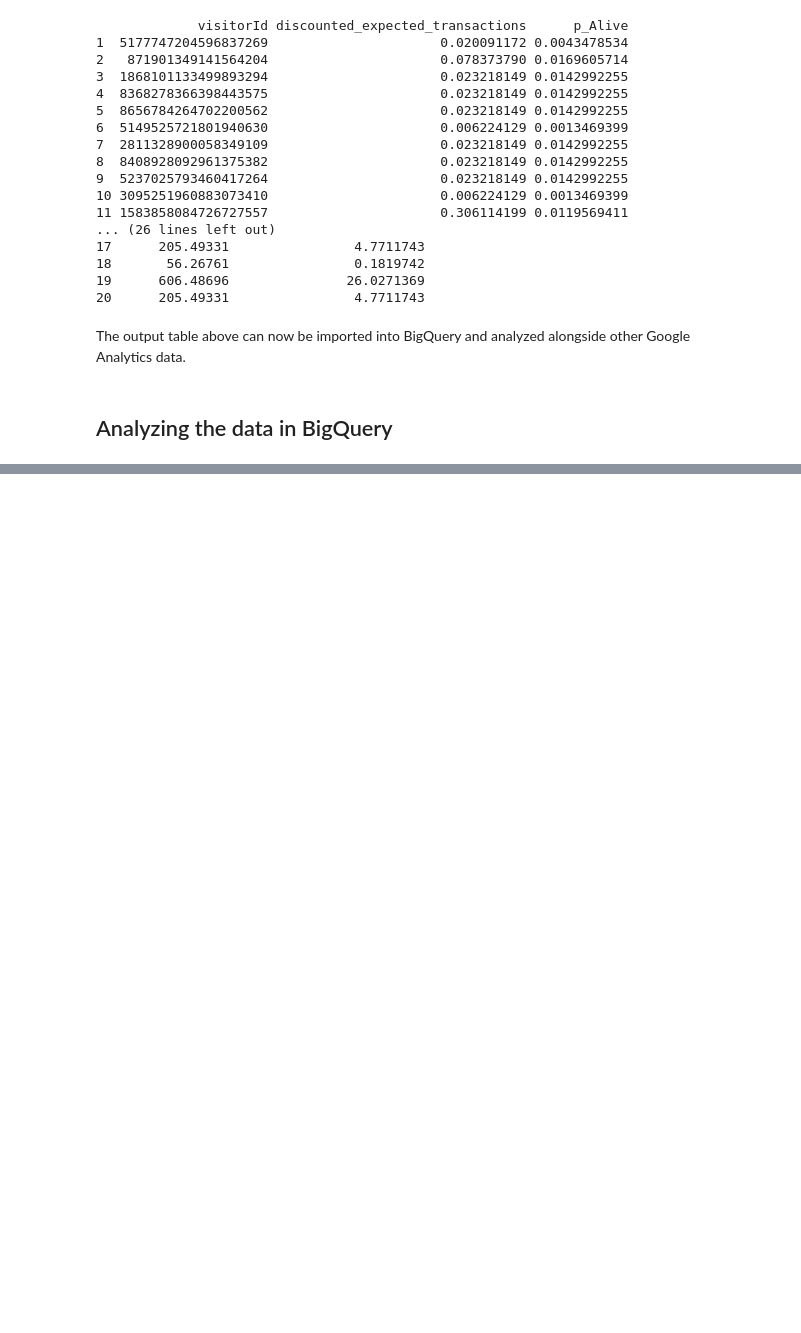
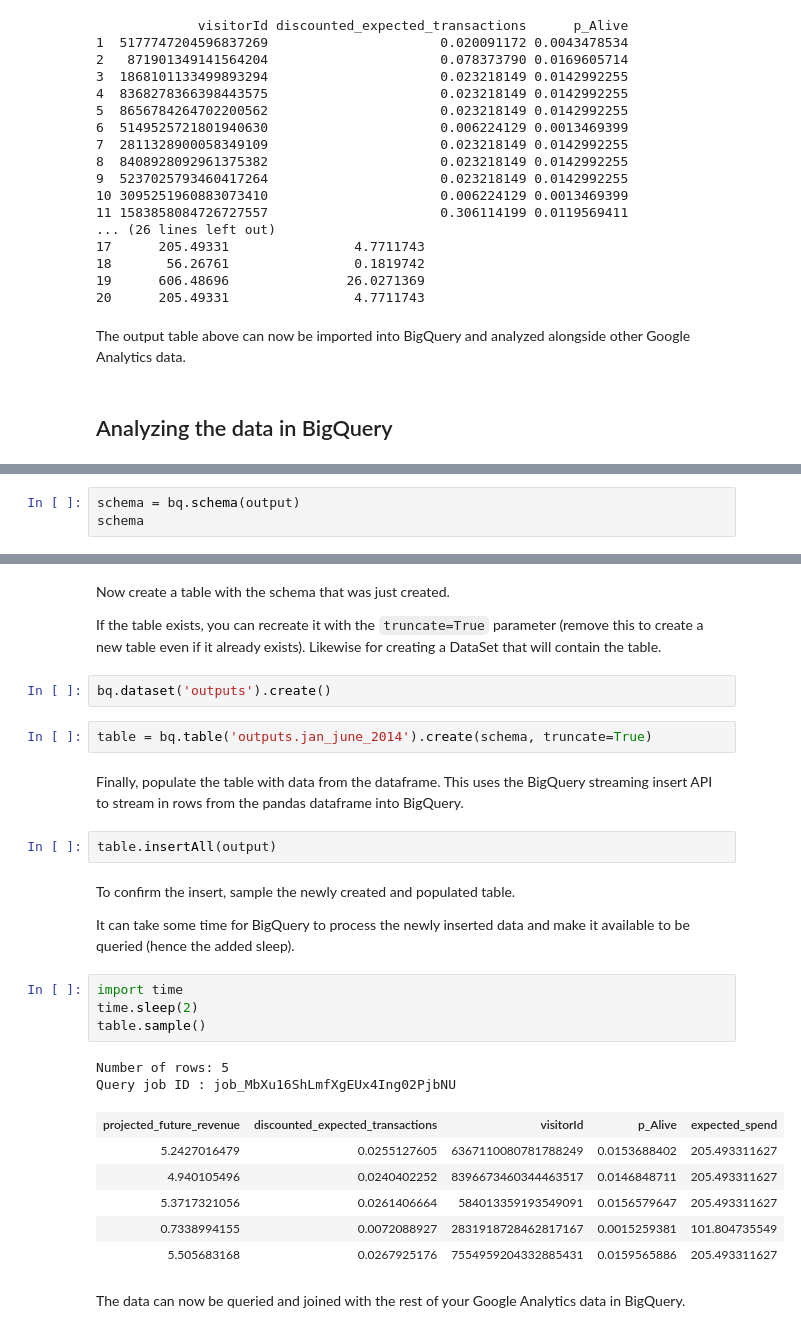
Before and after one commit to grano/clv-bq, a Jupyter notebook: clv-bq.ipynb, the cells around one changed output, grey strips where cells are left out. Saved outputs shown, nothing was run; the diff lists cells and outputs as text; blank space fills up the shorter version.

```diff
--- a/clv-bq.ipynb
+++ b/clv-bq.ipynb
@@ -482,0 +503,3 @@ The output table above can now be imported into BigQuery and analyzed alongside
+# %%
+schema = bq.schema(output)
+schema
@@ -482,0 +513,31 @@ The output table above can now be imported into BigQuery and analyzed alongside
+# %% [markdown]
+Now create a table with the schema that was just created.
+
+If the table exists, you can recreate it with the `truncate=True` parameter (remove this to create a new table even if it already exists). Likewise for creating a DataSet that will contain the table.
+# %%
+bq.dataset('outputs').create()
+# %%
+table = bq.table('outputs.jan_june_2014').create(schema, truncate=True)
+# %% [markdown]
+Finally, populate the table with data from the dataframe. This uses the BigQuery streaming insert API to stream in rows from the pandas dataframe into BigQuery.
+# %%
+table.insertAll(output)
+# %% [markdown]
+To confirm the insert, sample the newly created and populated table.
+
+It can take some time for BigQuery to process the newly inserted data and make it available to be queried (hence the added sleep).
+# %%
+import time
+time.sleep(2)
+table.sample()
+# %% [output]
+Number of rows: 5
+Query job ID : job_MbXu16ShLmfXgEUx4Ing02PjbNU
+| projected_future_revenue | discounted_expected_transactions | visitorId | p_Alive | expected_spend |
+| 5.2427016479 | 0.0255127605 | 6367110080781788249 | 0.0153688402 | 205.493311627 |
+| 4.940105496 | 0.0240402252 | 8396673460344463517 | 0.0146848711 | 205.493311627 |
+| 5.3717321056 | 0.0261406664 | 584013359193549091 | 0.0156579647 | 205.493311627 |
+| 0.7338994155 | 0.0072088927 | 2831918728462817167 | 0.0015259381 | 101.804735549 |
+| 5.505683168 | 0.0267925176 | 7554959204332885431 | 0.0159565886 | 205.493311627 |
+# %% [markdown]
+The data can now be queried and joined with the rest of your Google Analytics data in BigQuery.
```
Also changed, not shown: parts of 13 cells of this notebook.
